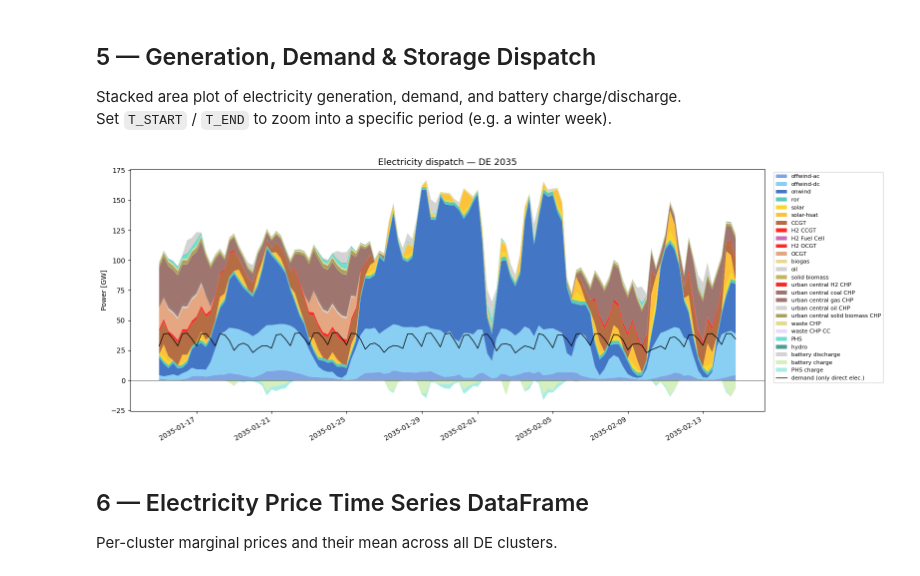
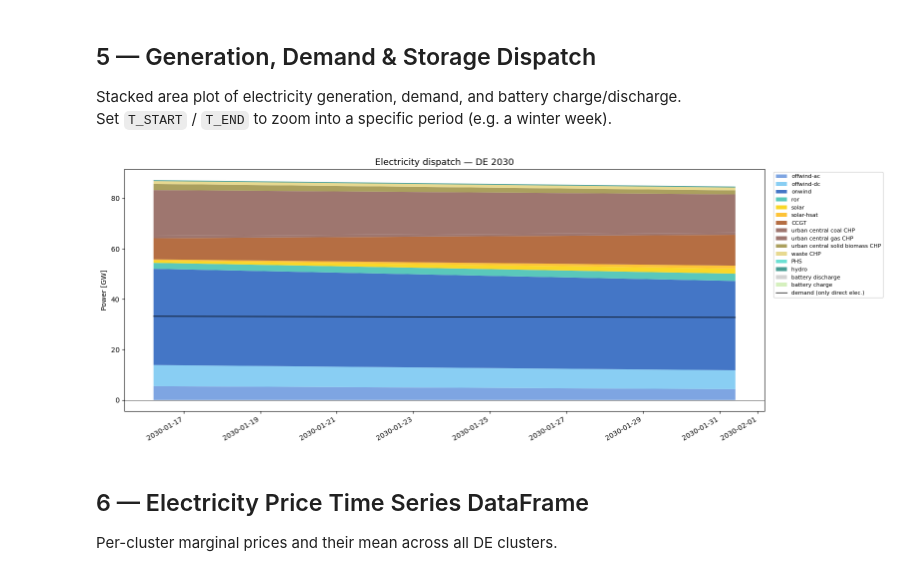
Before and after one commit to FiBe-ie2s/pypsa-de, a Jupyter notebook: thesis/analysis.ipynb, the cells around one changed output. Saved outputs shown, nothing was run; the diff lists cells and outputs as text; code cells hidden in the pictures.

```diff
--- a/thesis/analysis.ipynb
+++ b/thesis/analysis.ipynb
@@ -33,10 +33,10 @@ Set the run name, scenario, planning horizon, and paths.
 Adjust `YEAR` to inspect different investment periods.
 # %%
 # ── User settings ──────────────────────────────────────────────
-RUN_PREFIX = "test_365H_P"  #20260611_base_run2_6H
+RUN_PREFIX = "test01_365H_P"  #20260611_base_run2_6H
 SCENARIO   = "KN2045_Mix"
 CLUSTERS   = 27
-YEAR       = 2025                      # planning horizon to analyse
+YEAR       = 2030                      # planning horizon to analyse
 
 ROOT = pathlib.Path(r"C:\repos\pypsa-de") #path on devcloud: (r"e:\23-06-13_localCode\FiBe\pypsa-de")
 NET_DIR = ROOT / "results" / RUN_PREFIX / SCENARIO / "networks"
@@ -536,8 +556,8 @@ Stacked area plot of electricity generation, demand, and battery charge/discharg
 Set `T_START` / `T_END` to zoom into a specific period (e.g. a winter week).
 # %%
 # ── Time window (set to None for full year) ───────────────────
-T_START = "2035-01-15"#None   # e.g. "2013-01-15"
-T_END   = "2035-02-15"#None   # e.g. "2013-01-29"
+T_START = "2030-01-15"#None   # e.g. "2013-01-15"
+T_END   = "2030-02-15"#None   # e.g. "2013-01-29"
 
 ts = n.snapshots
 # Shift weather-year timestamps to the model planning horizon for display
@@ -586,34 +606,34 @@ fig, ax = plt.subplots(figsize=(16, 6))
 pos_data = gen_by_carrier.copy()
 for c in disp_by_carrier.columns:
     pos_data[c] = disp_by_carrier[c]
 for c in su_by_carrier.columns:
     pos_data[c] = su_by_carrier[c].clip(lower=0)
 pos_data["battery discharge"] = batt_discharge
 pos_colors = [tech_colors.get(c, "#cccccc") for c in pos_data.columns]
 ax.stackplot(ts_sel_display, pos_data.values.T, labels=pos_data.columns, colors=pos_colors, alpha=0.85)
 
 # Negative: battery charging + pumped-hydro charging
 neg = pd.DataFrame(index=ts_sel)
 neg["battery charge"] = -batt_charge
 for c in su_by_carrier.columns:
     neg_vals = su_by_carrier[c].clip(upper=0)
     if (neg_vals < 0).any():
         neg[c + " charge"] = neg_vals
 neg_colors = [tech_colors.get(c.replace(" charge", ""), "#999999") for c in neg.columns]
 ax.stackplot(ts_sel_display, neg.values.T, colors=neg_colors, alpha=0.5, labels=neg.columns)
 
 # Demand line
 ax.plot(ts_sel_display, elec_load_ts.values, color="k", linewidth=1.0, label="demand (only direct elec.)")
 
 ax.set_ylabel("Power [GW]")
 ax.set_title(f"Electricity dispatch — DE {YEAR}", fontsize=13)
 ax.legend(loc="upper left", bbox_to_anchor=(1.01, 1), fontsize=8, ncol=1)
 ax.axhline(0, color="k", linewidth=0.5)
 fig.autofmt_xdate()
 plt.tight_layout()
 plt.show()
 # %% [output]
-[figure, old version]
+[figure, new version]
 # %% [markdown]
 ## 6 — Electricity Price Time Series DataFrame
 Per-cluster marginal prices and their mean across all DE clusters.
```
Also changed, not shown: parts of 8 cells of this notebook.
